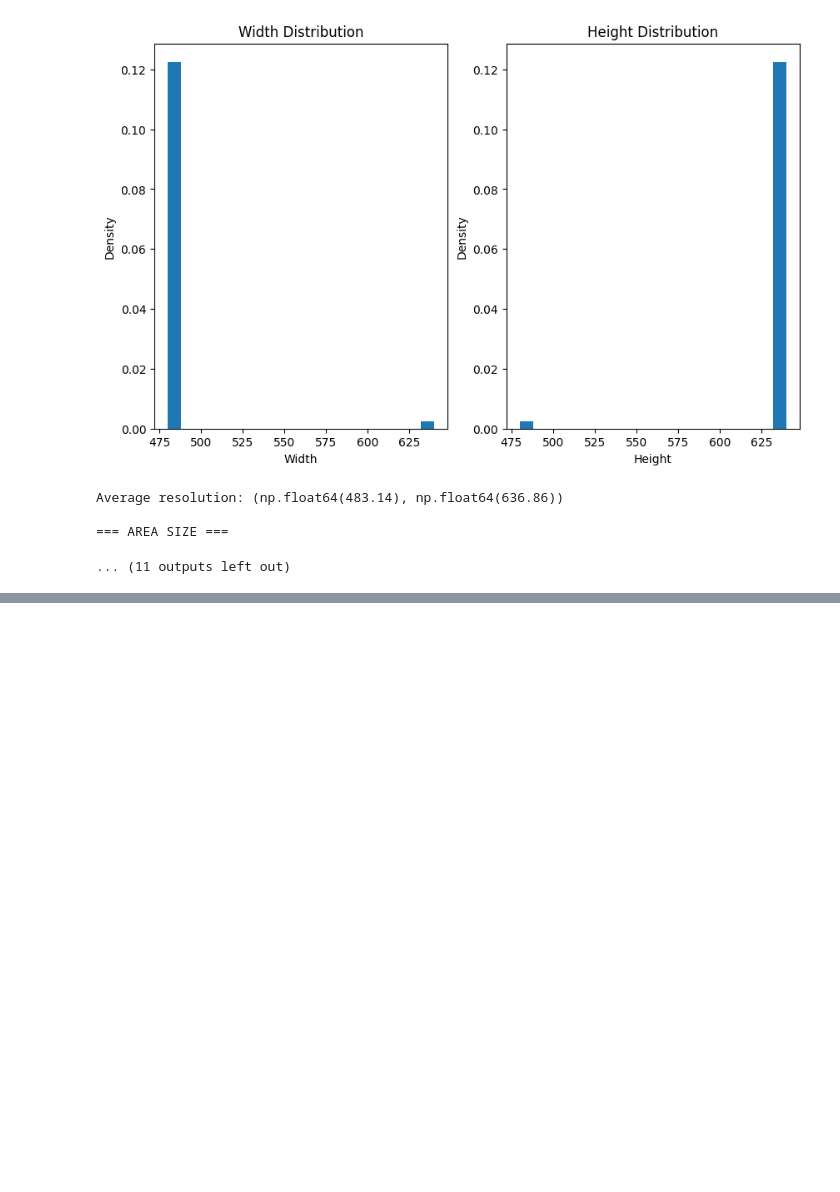
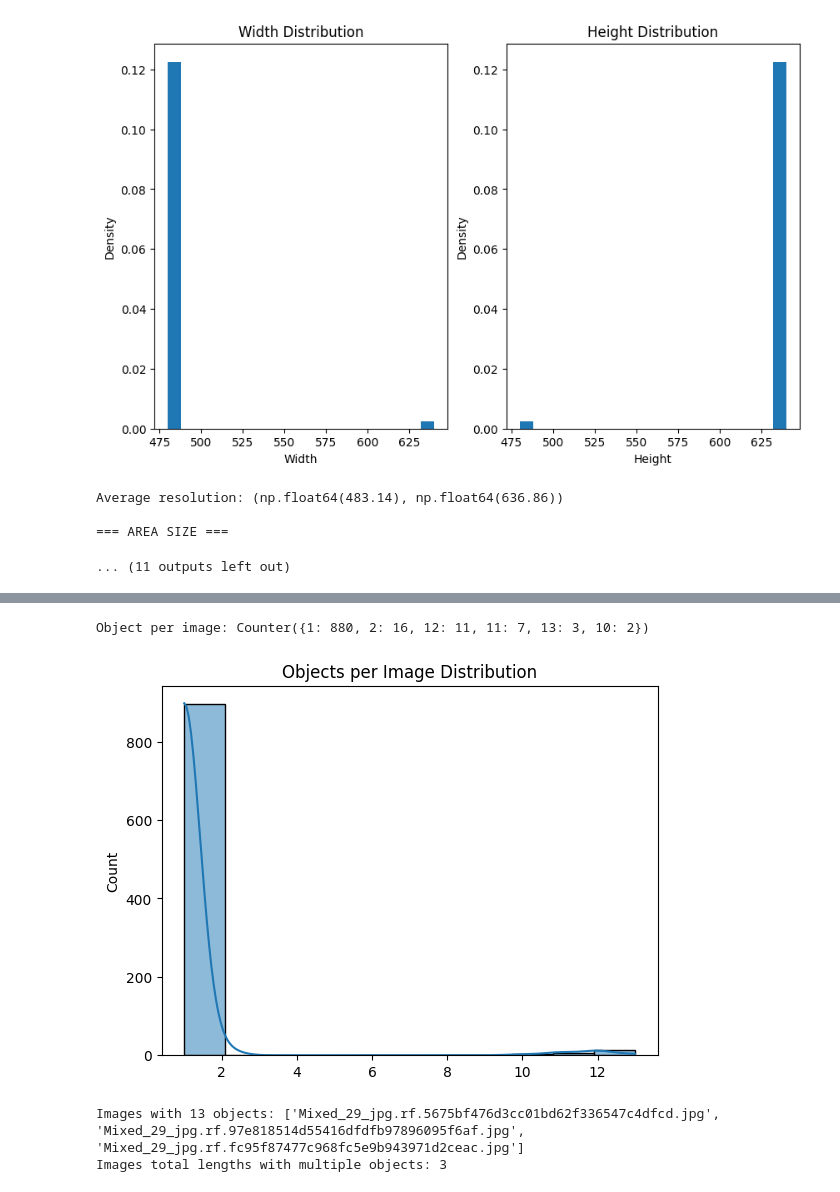
Before and after one commit to M-Hamza380/Waste-Material-System, a Jupyter notebook: src/backend/research/trials.ipynb, the cells around one changed output, grey strips where cells are left out. Drawn from its saved outputs; the diff is of its cells as text; code cells hidden in the pictures; blank space fills up the shorter version.

```diff
--- a/src/backend/research/trials.ipynb
+++ b/src/backend/research/trials.ipynb
@@ -651,0 +827,13 @@ Average resolution: (np.float64(483.14), np.float64(636.86))
+# %%
+# Train dataset object per image count
+
+train_object_count = object_count_distribution(train_image_dir, train_label_dir)
+# %% [output]
+Object per image: Counter({1: 880, 2: 16, 12: 11, 11: 7, 13: 3, 10: 2})
+[figure, added]
+# %%
+# Valid dataset Identify images with 2 or more objects
+images_with_multiple_objects(train_object_count, 13)
+# %% [output]
+Images with 13 objects: ['Mixed_29_jpg.rf.5675bf476d3cc01bd62f336547c4dfcd.jpg', 'Mixed_29_jpg.rf.97e818514d55416dfdfb97896095f6af.jpg', 'Mixed_29_jpg.rf.fc95f87477c968fc5e9b943971d2ceac.jpg']
+Images total lengths with multiple objects: 3
```
Also changed, not shown: parts of 21 cells of this notebook, 1 other file.
